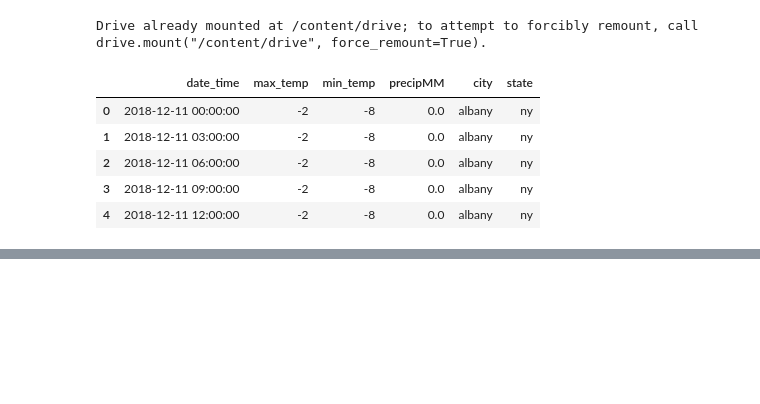
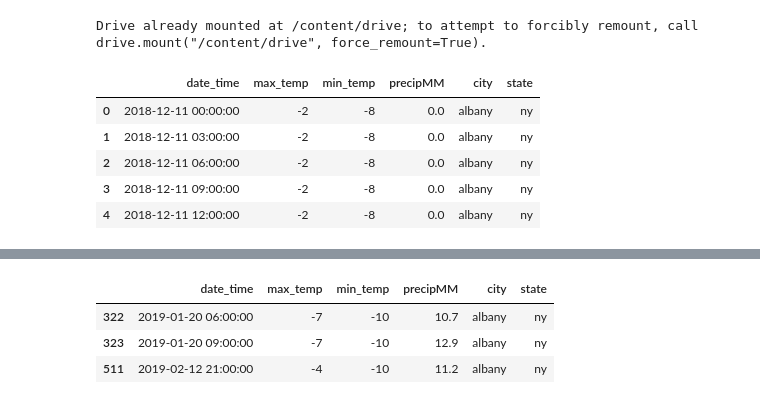
Before and after one commit to JFMajer/pandas-workout, a Jupyter notebook: exercise34.ipynb, the cells around one changed output, grey strips where cells are left out. Saved outputs shown, nothing was run; the diff lists cells and outputs as text; code cells hidden in the pictures; blank space fills up the shorter version.

```diff
--- a/exercise34.ipynb
+++ b/exercise34.ipynb
@@ -34,0 +63,9 @@ df_all.head()
+# %%
+df_prec_more_than_10 = df_all.loc[df_all["precipMM"] >= 10]
+df_temp_less_than_0 = df_prec_more_than_10.loc[df_prec_more_than_10["max_temp"] < 0]
+df_temp_less_than_0
+# %% [output]
+|  | date_time | max_temp | min_temp | precipMM | city | state |
+| 322 | 2019-01-20 06:00:00 | -7 | -10 | 10.7 | albany | ny |
+| 323 | 2019-01-20 09:00:00 | -7 | -10 | 12.9 | albany | ny |
+| 511 | 2019-02-12 21:00:00 | -4 | -10 | 11.2 | albany | ny |
```
Also changed, not shown: parts of 5 cells of this notebook.
